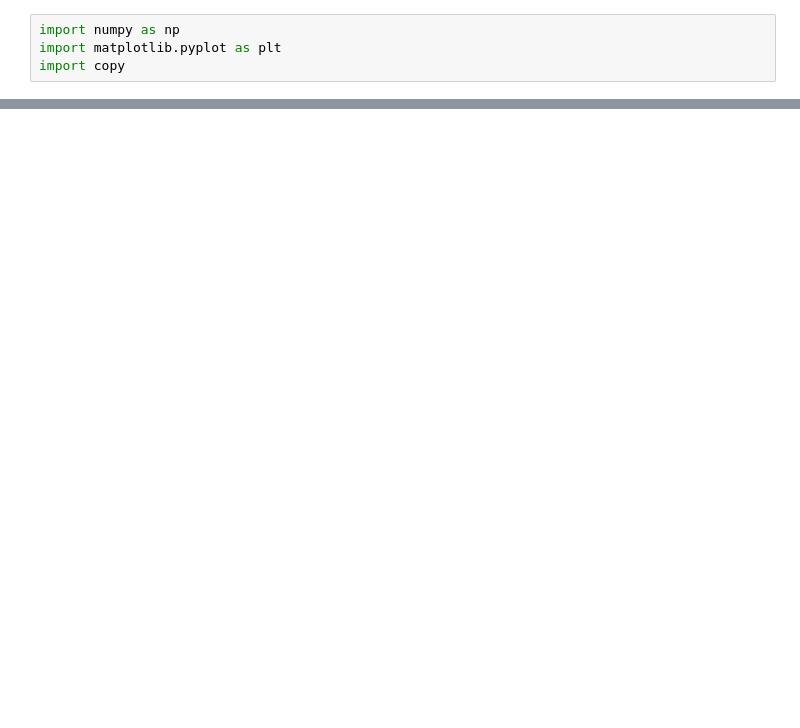
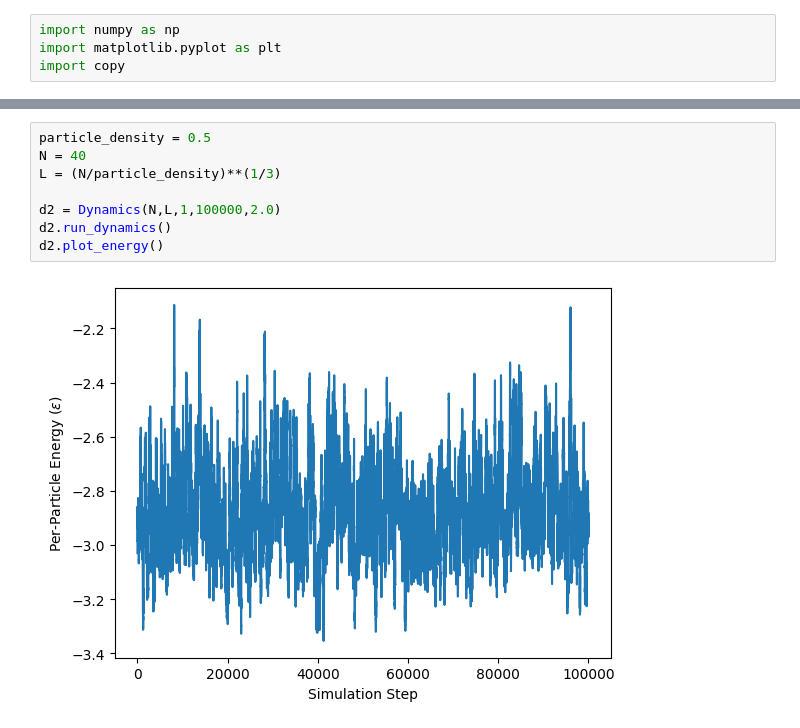
Before and after one commit to djbell01/563-DawsonBell, a Jupyter notebook: MC_Project.ipynb, the cells around one changed output, grey strips where cells are left out. Drawn from its saved outputs; the diff is of its cells as text; blank space fills up the shorter version.

```diff
--- a/MC_Project.ipynb
+++ b/MC_Project.ipynb
@@ -348,0 +237,10 @@ The reduced units are also very fascinating to me. I can completely see how and
+# %%
+particle_density = 0.5
+N = 40
+L = (N/particle_density)**(1/3)
+
+d2 = Dynamics(N,L,1,100000,2.0)
+d2.run_dynamics()
+d2.plot_energy()
+# %% [output]
+[figure, added]
```
Also changed, not shown: parts of 28 cells of this notebook.
